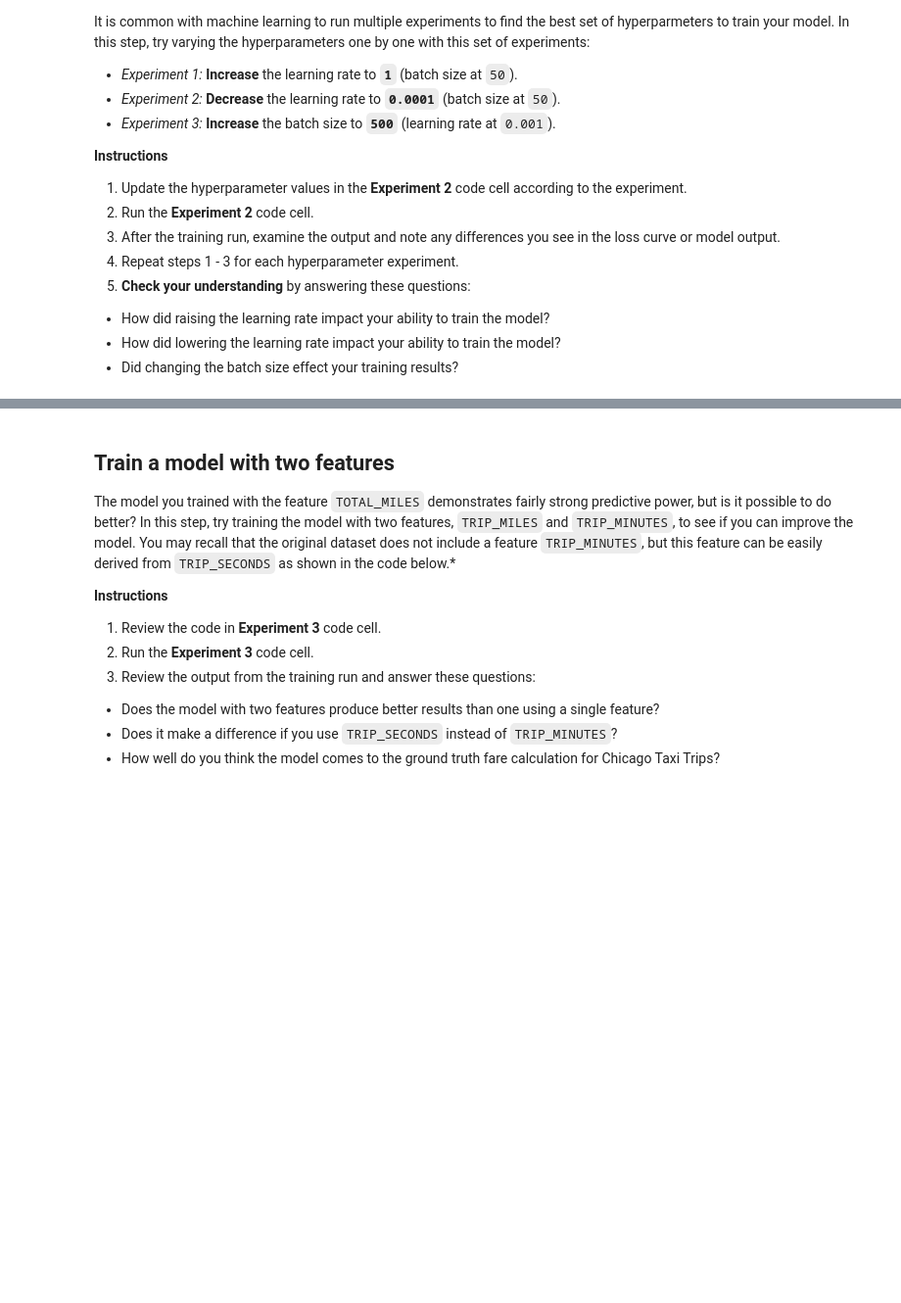
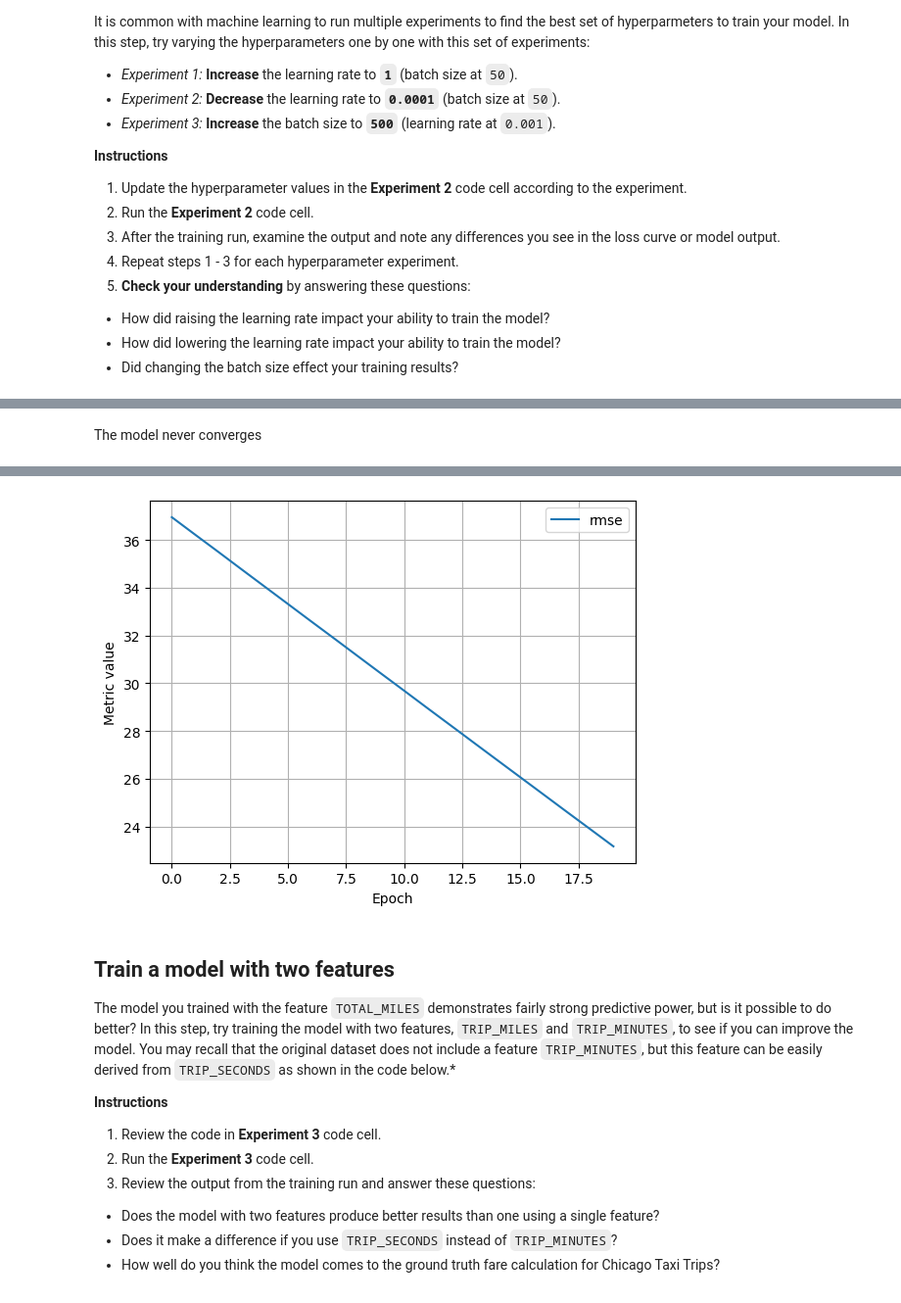
Before and after one commit to loicns/loicns, a Jupyter notebook: ml/cc/exercises/linear_regression_taxi.ipynb, the cells around one changed output, grey strips where cells are left out. Shown at 98% size. Saved outputs shown, nothing was run; the diff lists cells and outputs as text; code cells hidden in the pictures; blank space fills up the shorter version.

```diff
--- a/ml/cc/exercises/linear_regression_taxi.ipynb
+++ b/ml/cc/exercises/linear_regression_taxi.ipynb
@@ -413,10 +505,12 @@ It is common with machine learning to run multiple experiments to find the best
+# %% [markdown]
+The model never converges
 # %%
-#@title Code - Experiment 2
+#@title Code - Experiment 2: Decrease the learning rate to 0.0001 (batch size at 50).
 
 # The following variables are the hyperparameters.
 # TODO - Adjust these hyperparameters to see how they impact a training run.
 settings_2 = ml_edu.experiment.ExperimentSettings(
-    learning_rate = 0.001,
+    learning_rate = 0.0001,
     number_epochs = 20,
     batch_size = 50,
     input_features = ['TRIP_MILES']
@@ -430,3 +524,4 @@ experiment_2 = train_model('one_feature_hyper', model_2, training_df, 'FARE', se
 
 ml_edu.results.plot_experiment_metrics(experiment_2, ['rmse'])
 ml_edu.results.plot_model_predictions(experiment_2, training_df, 'FARE')
+# %% [output]
@@ -432,0 +546 @@ ml_edu.results.plot_model_predictions(experiment_2, training_df, 'FARE')
+[figure, added]
```
Also changed, not shown: parts of 11 cells of this notebook.
